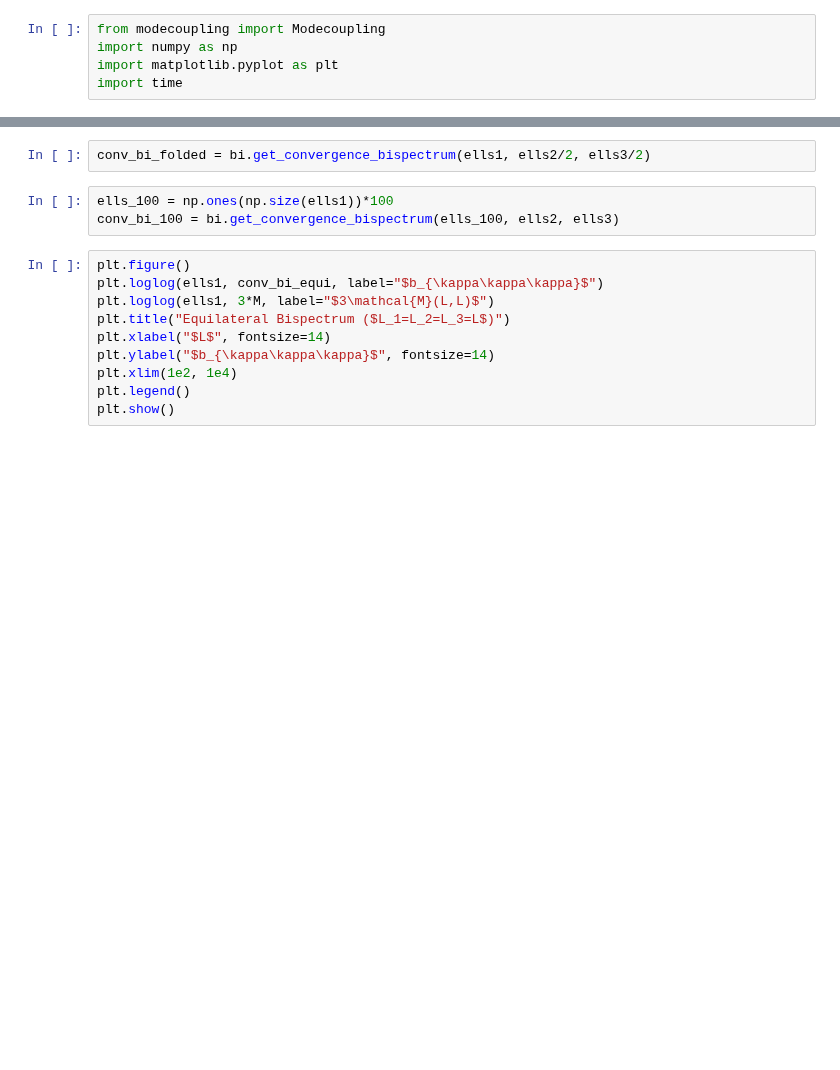
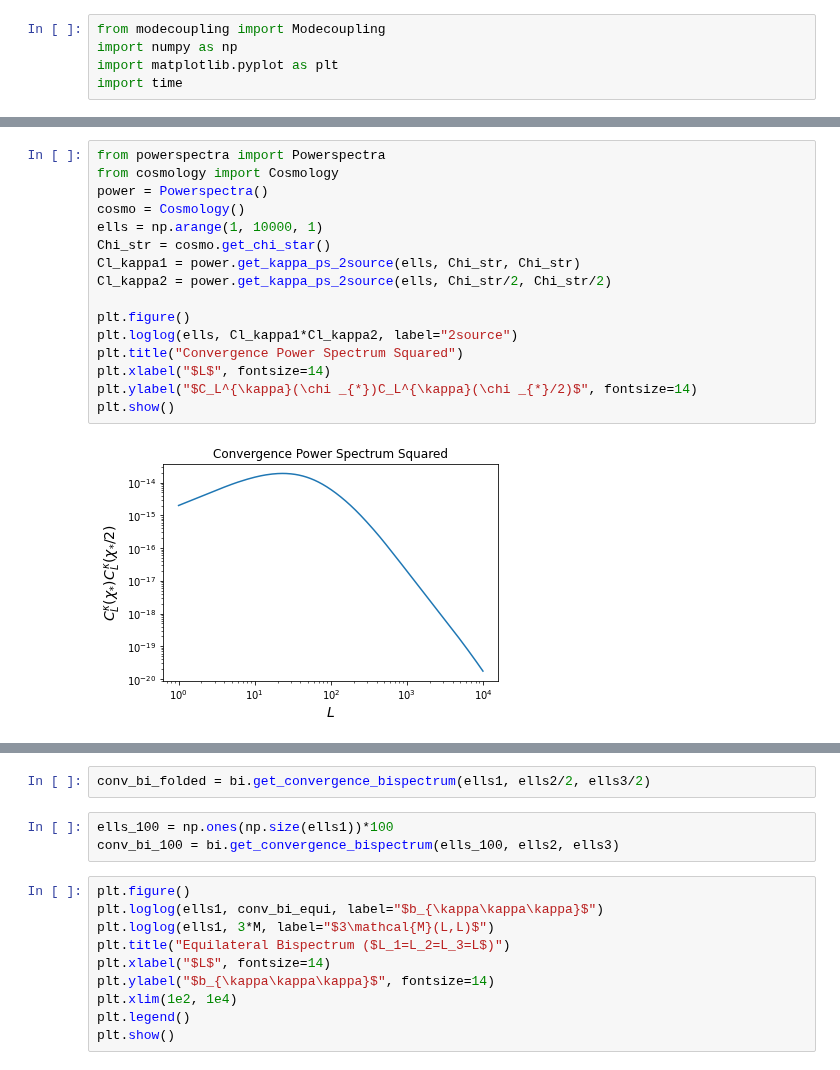
Before and after one commit to mfrobertson/omegaQE, a Jupyter notebook: kkomega/bispectra.ipynb, the cells around one changed output, grey strips where cells are left out. Saved outputs shown, nothing was run; the diff lists cells and outputs as text; blank space fills up the shorter version.

```diff
--- a/kkomega/bispectra.ipynb
+++ b/kkomega/bispectra.ipynb
@@ -35,3 +35,21 @@ plt.show()
+# %%
+from powerspectra import Powerspectra
+from cosmology import Cosmology
+power = Powerspectra()
+cosmo = Cosmology()
+ells = np.arange(1, 10000, 1)
+Chi_str = cosmo.get_chi_star()
+Cl_kappa1 = power.get_kappa_ps_2source(ells, Chi_str, Chi_str)
+Cl_kappa2 = power.get_kappa_ps_2source(ells, Chi_str/2, Chi_str/2)
+
+plt.figure()
+plt.loglog(ells, Cl_kappa1*Cl_kappa2, label="2source")
+plt.title("Convergence Power Spectrum Squared")
+plt.xlabel("$L$", fontsize=14)
+plt.ylabel("$C_L^{\kappa}(\chi _{*})C_L^{\kappa}(\chi _{*}/2)$", fontsize=14)
+plt.show()
+# %% [output]
+[figure, added]
 # %%
 from bispectra import Bispectra
 
```
Also changed, not shown: parts of 8 cells of this notebook, 3 other files.
